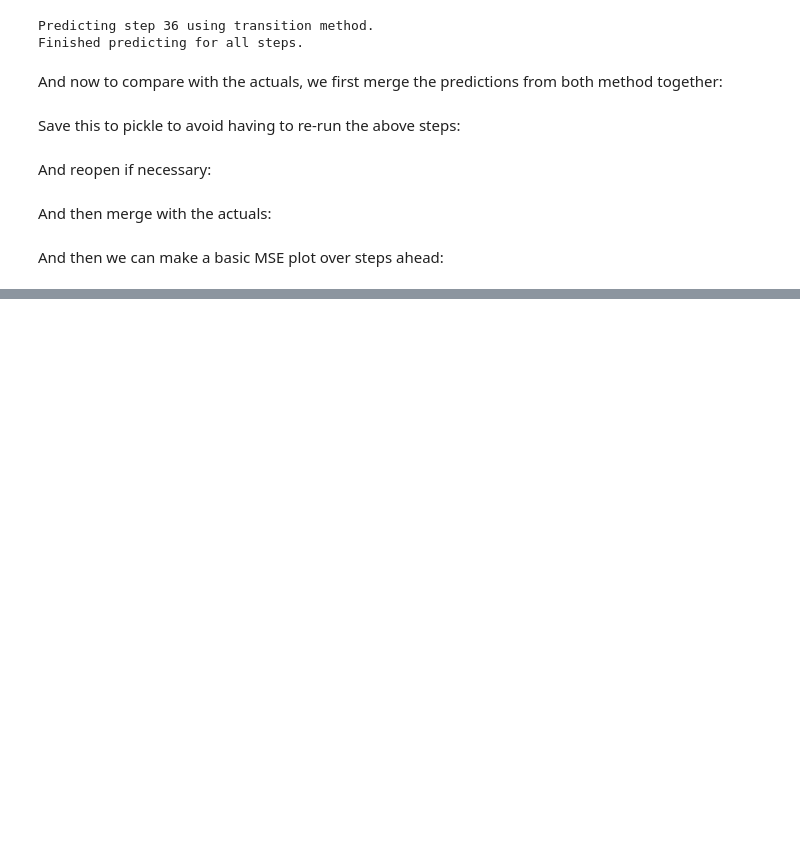
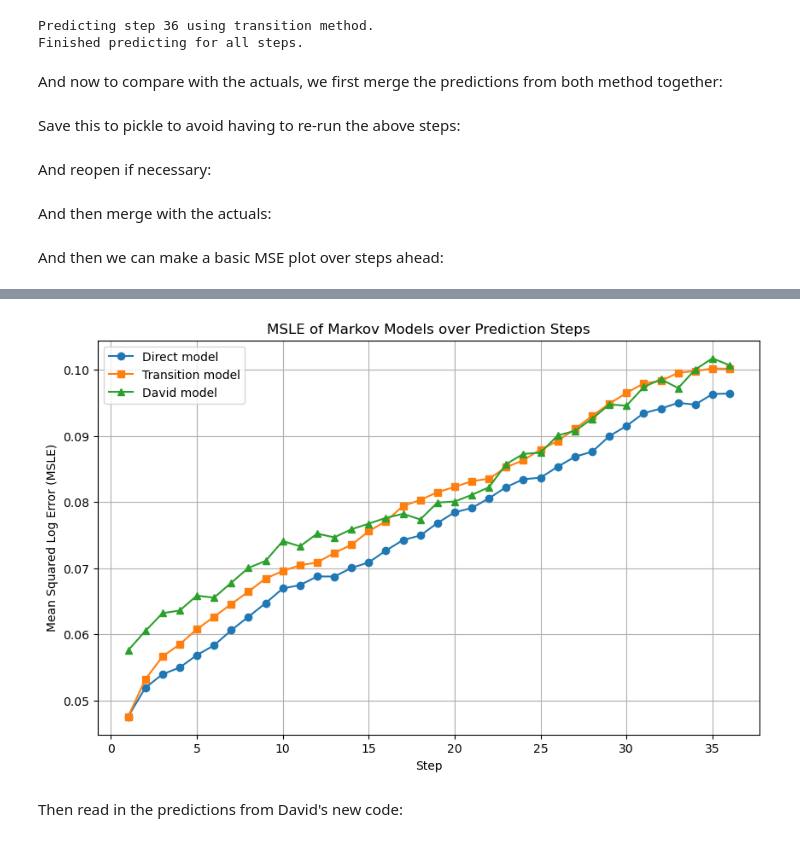
Before and after one commit to lboekestein/views-markov, a Jupyter notebook: sandbox/notebooks/sandbox.ipynb, the cells around one changed output, grey strips where cells are left out. Cells and saved outputs as stored; diff of their text form; code cells hidden in the pictures; blank space fills up the shorter version.

```diff
--- a/sandbox/notebooks/sandbox.ipynb
+++ b/sandbox/notebooks/sandbox.ipynb
@@ -298,0 +411,44 @@ else:
+# %%
+df = fully_merged.copy()
+df.dropna(inplace=True)
+
+# define true values
+y_true = df["ln_ged_sb"].values
+
+direct_rmsle = []
+transition_rmsle = []
+david_rmsle = []
+
+for step in range(1, 37):
+
+    direct_rmse_val = mean_squared_log_error(y_true, df[f"predicted_fatalities_t_min_{step}_direct"])
+    transition_rmse_val = mean_squared_log_error(y_true, df[f"predicted_fatalities_t_min_{step}_transition"])
+    david_rmse_val = mean_squared_log_error(y_true, df[f"step_pred_{step}"])
+
+    direct_rmsle.append(direct_rmse_val)
+    transition_rmsle.append(transition_rmse_val)
+    david_rmsle.append(david_rmse_val)
+
+# combine into dataframe
+rmsle_df = pd.DataFrame({
+    "step": range(1, 37),
+    "direct_rmsle": direct_rmsle,
+    "transition_rmsle": transition_rmsle,
+    "david_rmsle": david_rmsle
+})
+
+# --- plot ---
+plt.figure(figsize=(10,6))
+plt.plot(rmsle_df["step"], rmsle_df["direct_rmsle"], marker="o", label="Direct model")
+plt.plot(rmsle_df["step"], rmsle_df["transition_rmsle"], marker="s", label="Transition model")
+plt.plot(rmsle_df["step"], rmsle_df["david_rmsle"], marker="^", label="David model")
+plt.xlabel("Step")
+plt.ylabel("Mean Squared Log Error (MSLE)")
+plt.title("MSLE of Markov Models over Prediction Steps")
+plt.legend()
+plt.grid(True)
+plt.show()
+# %% [output]
+[figure, added]
+# %% [markdown]
+Then read in the predictions from David's new code:
```
Also changed, not shown: parts of 32 cells of this notebook, 14 other files.
